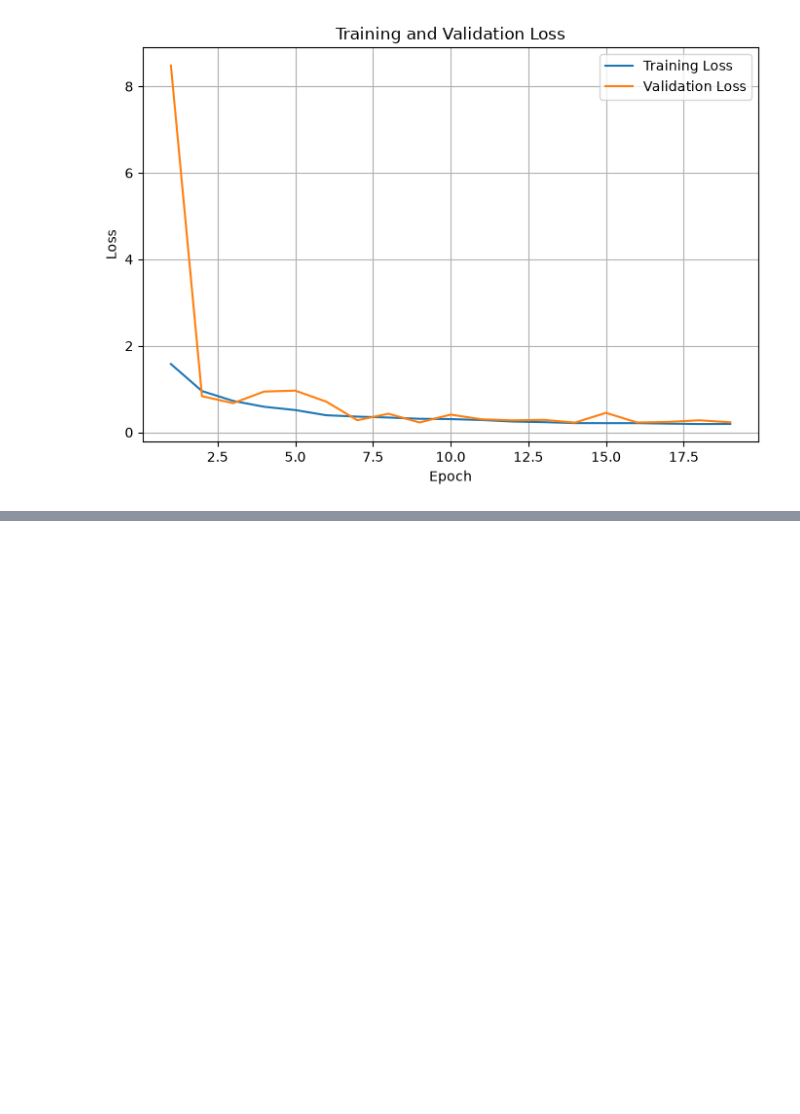
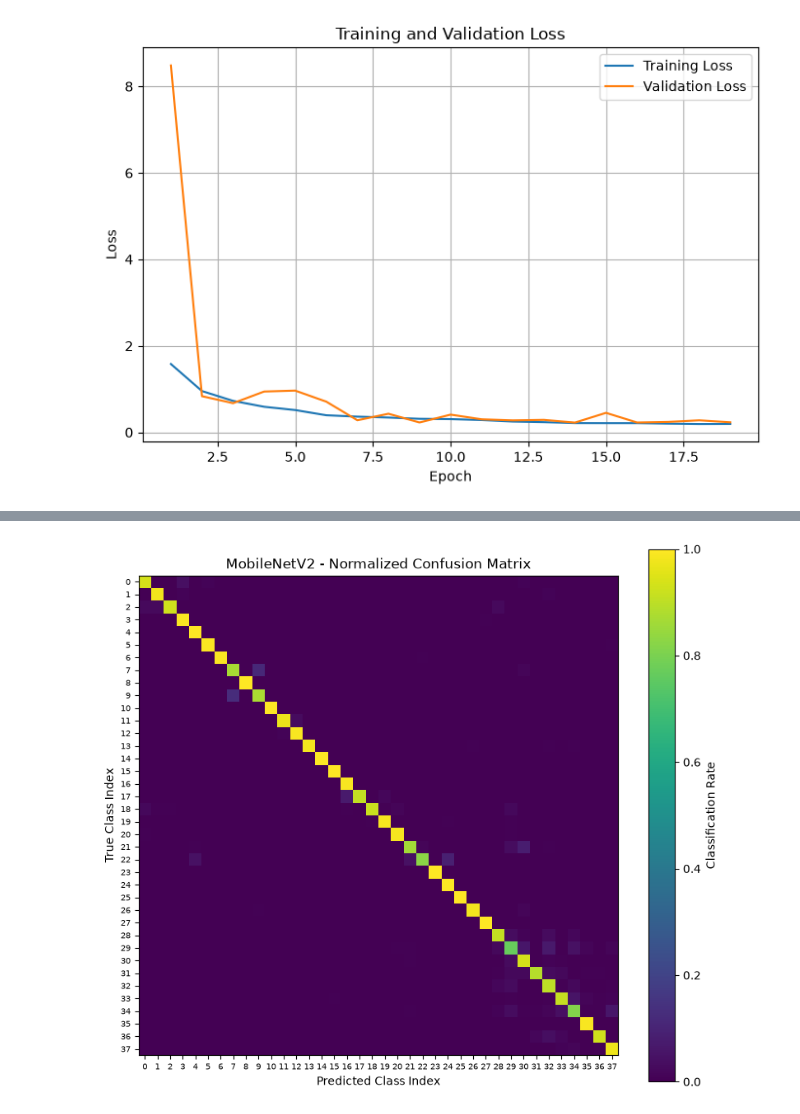
Before and after one commit to piyushjaiswal60/plant-disease-classification-cnn, a Jupyter notebook: notebooks/pipeline.ipynb, the cells around one changed output, grey strips where cells are left out. Drawn from its saved outputs; the diff is of its cells as text; code cells hidden in the pictures; blank space fills up the shorter version.

Commit message:
Add MobileNetV2 transfer learning and evaluation

```diff
--- a/notebooks/pipeline.ipynb
+++ b/notebooks/pipeline.ipynb
@@ -500,0 +585,18 @@ plt.show()
+# %%
+from sklearn.metrics import classification_report
+import numpy as np
+
+y_true_mobilenet = np.concatenate([y for x, y in test_ds], axis=0)
+y_pred_mobilenet = np.argmax(mobilenet_model.predict(test_ds), axis=1)
+
+class_names_with_index = [
+    f"{i}: {class_name}"
+    for i, class_name in enumerate(class_names)
+]
+
+print(classification_report(
+    y_true_mobilenet,
+    y_pred_mobilenet,
+    target_names=class_names_with_index,
+    digits=4
+))
@@ -500,0 +621,36 @@ plt.show()
+# %%
+from sklearn.metrics import confusion_matrix
+import matplotlib.pyplot as plt
+
+cm_mobilenet = confusion_matrix(
+    y_true_mobilenet,
+    y_pred_mobilenet
+)
+
+cm_mobilenet_normalized = (
+    cm_mobilenet.astype(float)
+    / cm_mobilenet.sum(axis=1, keepdims=True)
+)
+
+plt.figure(figsize=(8, 7))
+plt.imshow(
+    cm_mobilenet_normalized,
+    interpolation="nearest",
+    vmin=0,
+    vmax=1
+)
+
+plt.title("MobileNetV2 - Normalized Confusion Matrix")
+plt.colorbar(label="Classification Rate")
+plt.xlabel("Predicted Class Index")
+plt.ylabel("True Class Index")
+
+class_indices = np.arange(len(class_names))
+
+plt.xticks(class_indices, class_indices, fontsize=7)
+plt.yticks(class_indices, class_indices, fontsize=7)
+
+plt.tight_layout()
+plt.show()
+# %% [output]
+[figure, added]
```
Also changed, not shown: parts of 13 cells of this notebook.
